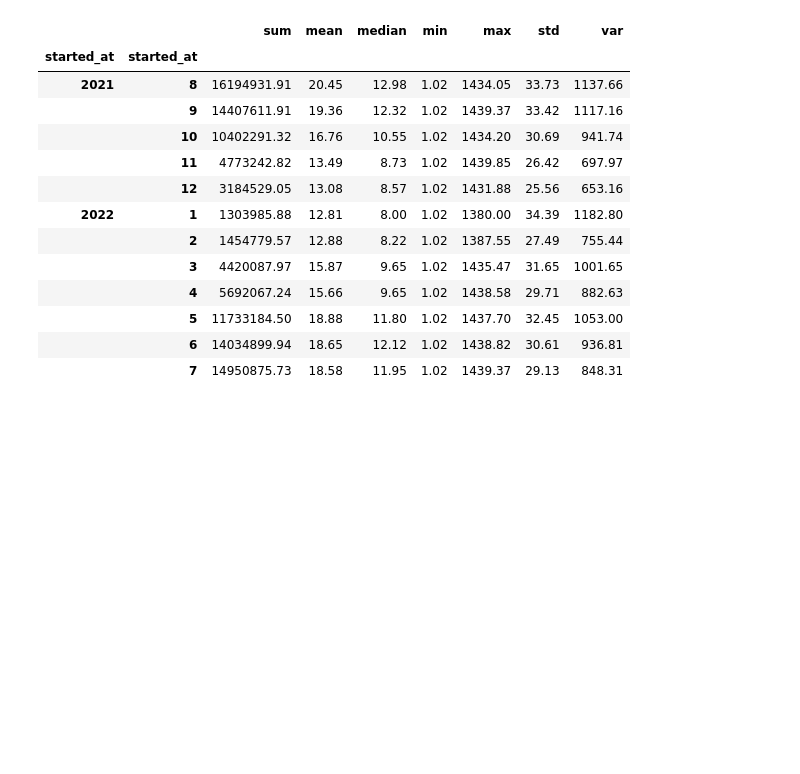
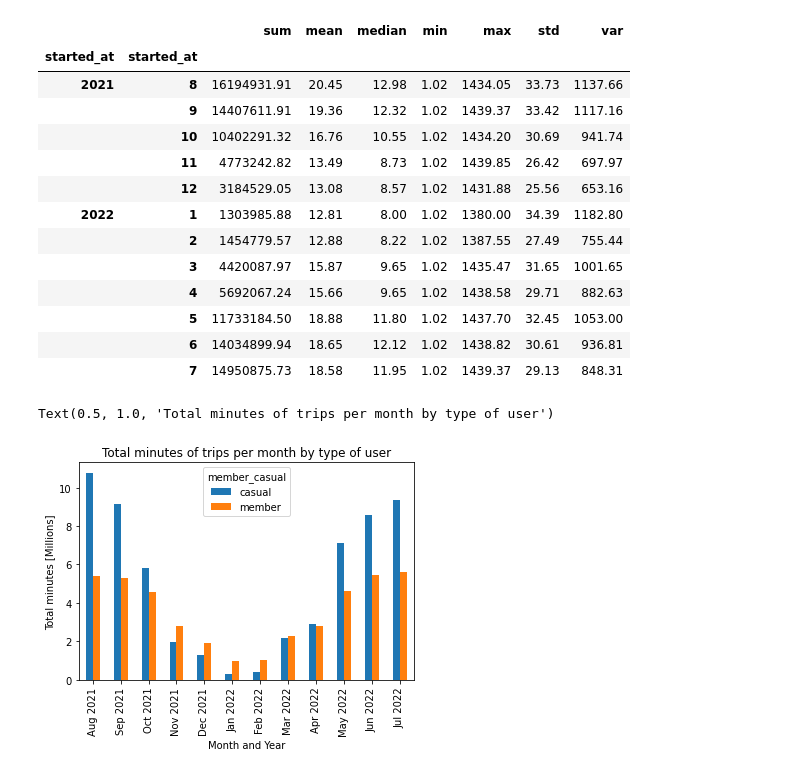
Before and after one commit to AlvaroValdelamar/Google-Data-Capstone-Project, a Jupyter notebook: src/main_script.ipynb, the cells around one changed output. Saved outputs shown, nothing was run; the diff lists cells and outputs as text; code cells hidden in the pictures; blank space fills up the shorter version.

```diff
--- a/src/main_script.ipynb
+++ b/src/main_script.ipynb
@@ -647,4 +626,24 @@ analysis1
 |  | 5 | 11733184.50 | 18.88 | 11.80 | 1.02 | 1437.70 | 32.45 | 1053.00 |
 |  | 6 | 14034899.94 | 18.65 | 12.12 | 1.02 | 1438.82 | 30.61 | 936.81 |
 |  | 7 | 14950875.73 | 18.58 | 11.95 | 1.02 | 1439.37 | 29.13 | 848.31 |
+# %%
+trips_year_month_user = trips_2021_2022.groupby([trips_2021_2022['started_at'].dt.year,
+                        trips_2021_2022['started_at'].dt.month,
+                        'member_casual'])
+
+
+ax = trips_year_month_user['trip_duration'].sum(
+                        ).div(10**6).unstack().plot(kind='bar', stacked=False)
+
+x_ticks = ['Aug 2021', 'Sep 2021', 'Oct 2021', 'Nov 2021', 'Dec 2021',
+            'Jan 2022', 'Feb 2022', 'Mar 2022', 'Apr 2022', 'May 2022',
+            'Jun 2022', 'Jul 2022']
+
+ax.set_xticklabels(x_ticks)
+ax.set_xlabel('Month and Year')
+ax.set_ylabel('Total minutes [Millions]')
+ax.set_title('Total minutes of trips per month by type of user')
+# %% [output]
+Text(0.5, 1.0, 'Total minutes of trips per month by type of user')
+[figure, added]
 # %%
```
Also changed, not shown: parts of 6 cells of this notebook.
